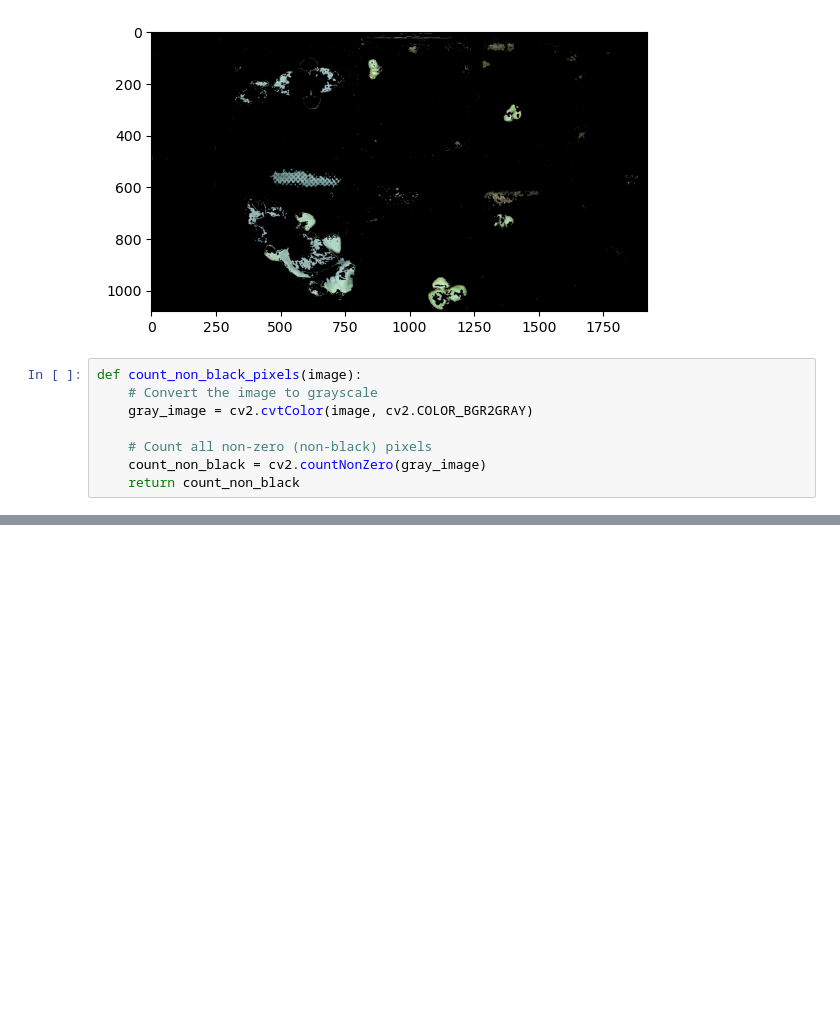
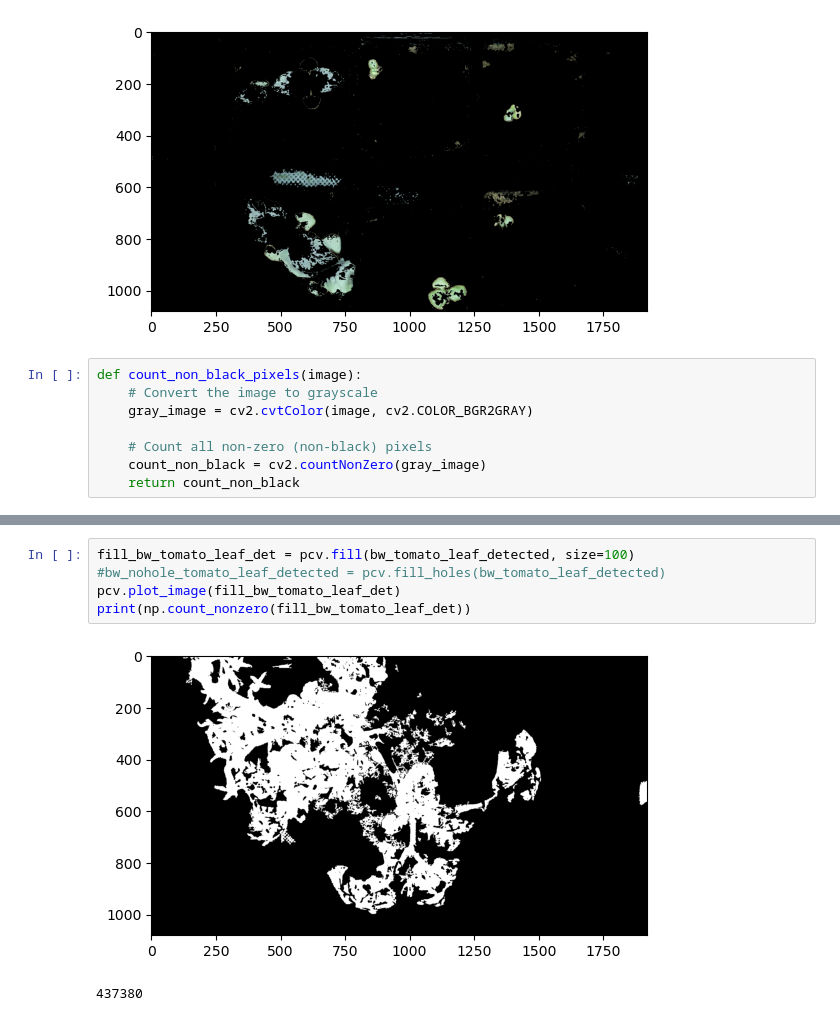
Before and after one commit to MST-Capstone2-MarsFarm/Tutorials, a Jupyter notebook: workflow/leaf_detection_opencv.ipynb, the cells around one changed output, grey strips where cells are left out. Drawn from its saved outputs; the diff is of its cells as text; blank space fills up the shorter version.

```diff
--- a/workflow/leaf_detection_opencv.ipynb
+++ b/workflow/leaf_detection_opencv.ipynb
@@ -114,0 +87,8 @@ print(count_non_black_pixels(purple_basil_leaf_detected))
+# %%
+fill_bw_tomato_leaf_det = pcv.fill(bw_tomato_leaf_detected, size=100)
+#bw_nohole_tomato_leaf_detected = pcv.fill_holes(bw_tomato_leaf_detected)
+pcv.plot_image(fill_bw_tomato_leaf_det)
+print(np.count_nonzero(fill_bw_tomato_leaf_det))
+# %% [output]
+[figure, added]
+437380
```
Also changed, not shown: parts of 4 cells of this notebook.
